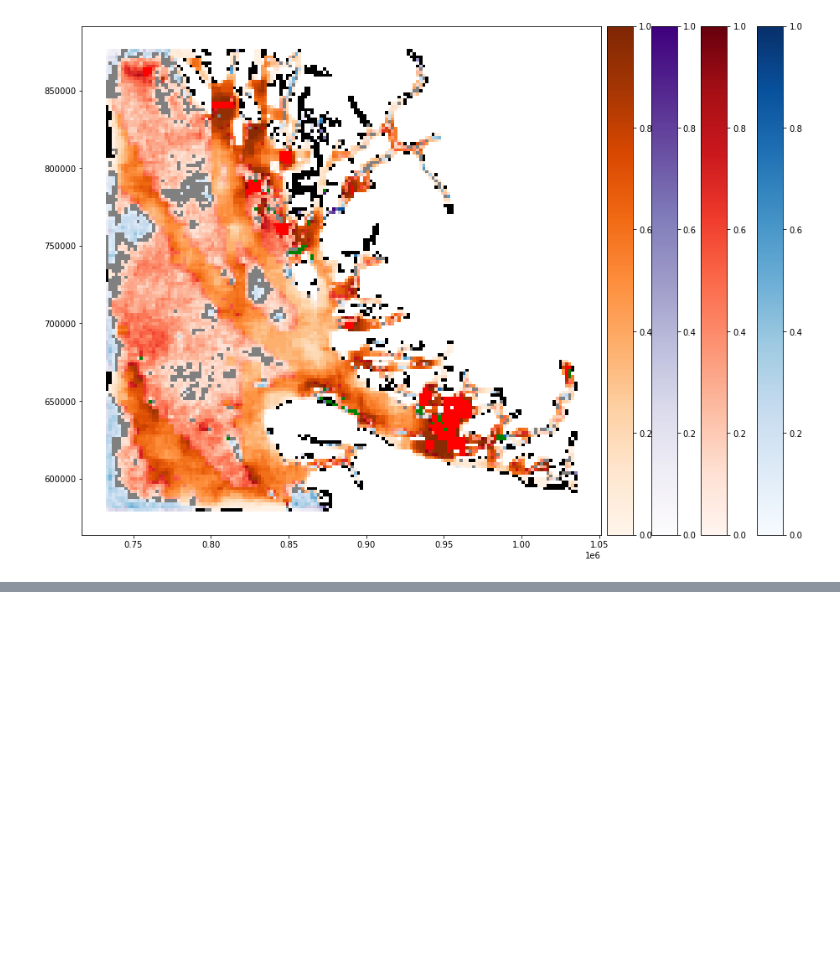
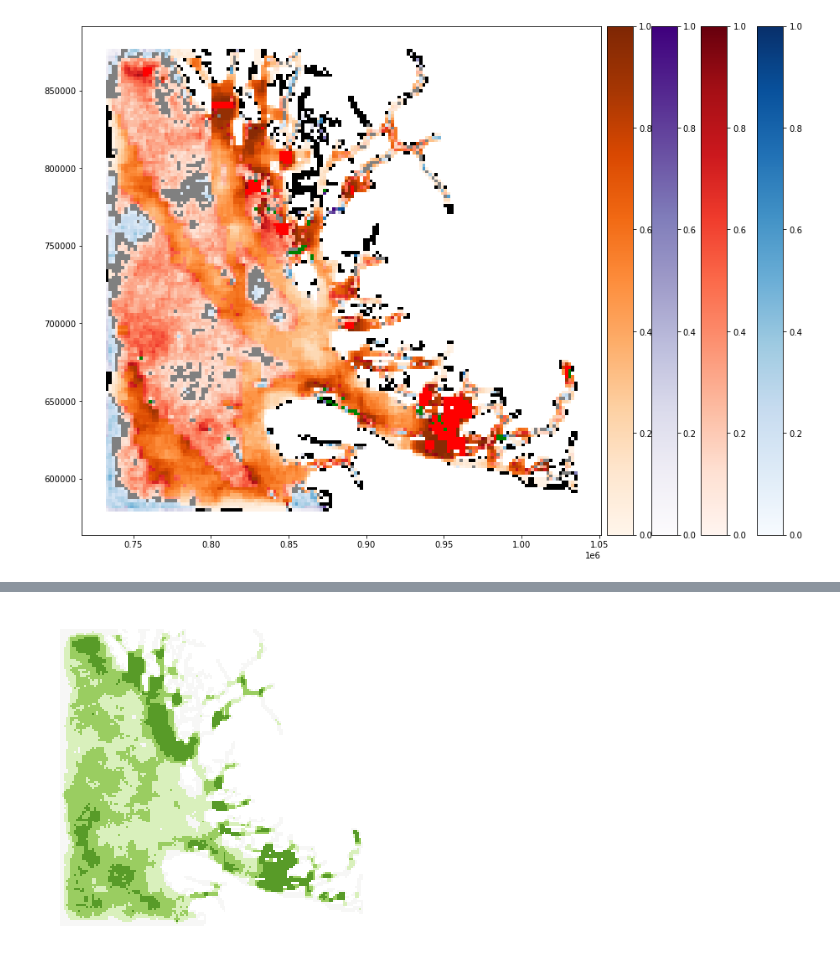
Before and after one commit to Vizzuality/marxan-cloud, a Jupyter notebook: data/notebooks/Lab/marxan_diffmap.ipynb, the cells around one changed output, grey strips where cells are left out. Saved outputs shown, nothing was run; the diff lists cells and outputs as text; code cells hidden in the pictures; blank space fills up the shorter version.

```diff
--- a/data/notebooks/Lab/marxan_diffmap.ipynb
+++ b/data/notebooks/Lab/marxan_diffmap.ipynb
@@ -290,0 +427,3 @@ plt.show()
+# %%
+scen1_bin = mapclassify.EqualInterval(diff['rel_freq1'], k=n_categories)
+scen1_bin
@@ -290,0 +439,14 @@ plt.show()
+# %%
+# creamos la figura
+fig, ax = plt.subplots(1, 1, figsize=(6, 6))
+
+# por cada categoría dibujamos en la figura
+for i in range(n_categories):
+    areas_in_this_category = np.where(scen1_bin.yb == i)[0]
+    # usamos el método rgb2hex para que matplotlib reconozca el color que utilizamos
+    diff.iloc[areas_in_this_category].plot(color=rgb2hex(cmap_x[i]), ax=ax, edgecolor='none')
+
+# sacamos elementos decorativos del gráfico
+ax.set_axis_off()
+# %% [output]
+[figure, added]
```
Also changed, not shown: parts of 20 cells of this notebook.
